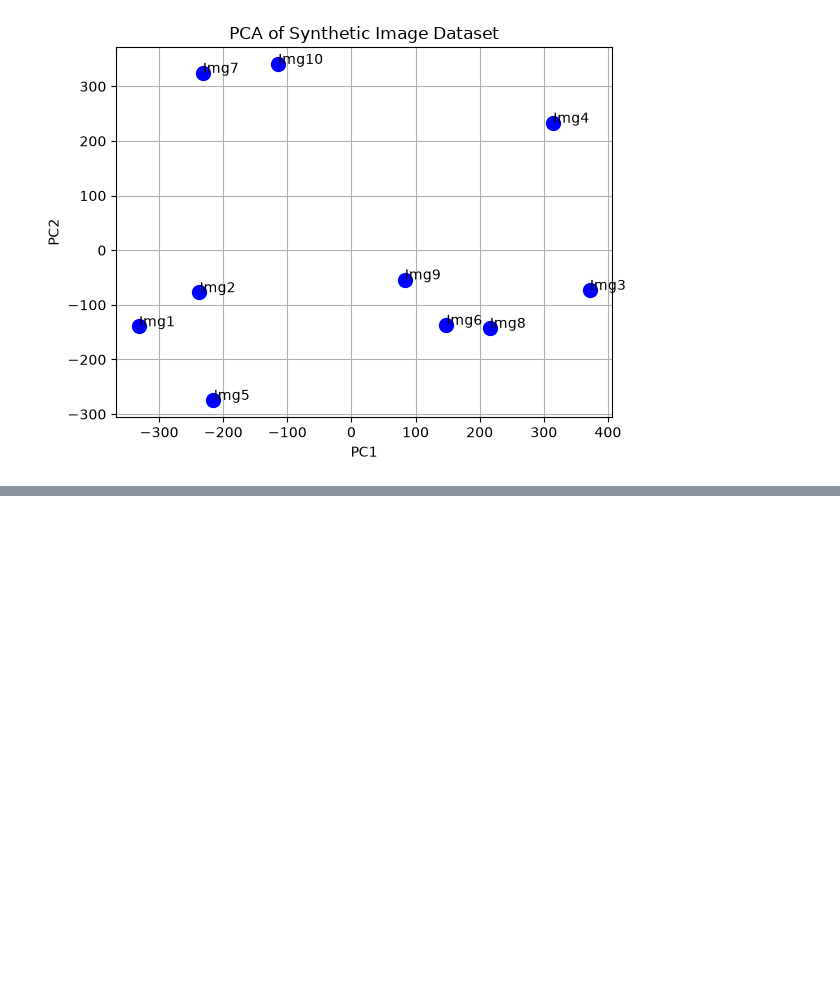
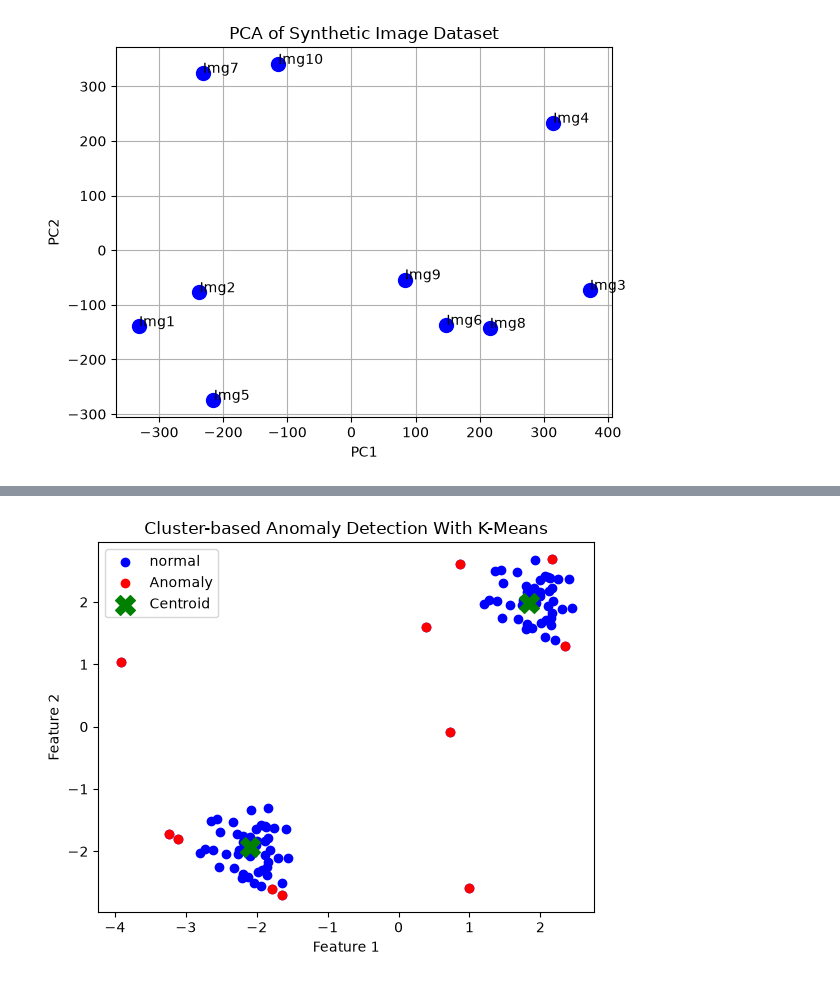
Before and after one commit to K1ngHandy/CSC365, a Jupyter notebook: Week6/09-29.ipynb, the cells around one changed output, grey strips where cells are left out. Drawn from its saved outputs; the diff is of its cells as text; code cells hidden in the pictures; blank space fills up the shorter version.

```diff
--- a/Week6/09-29.ipynb
+++ b/Week6/09-29.ipynb
@@ -272,0 +289,29 @@ Transformed testing shape: (14, 5)
+# %%
+import numpy as np
+import matplotlib.pyplot as plt
+from sklearn.cluster import KMeans
+
+np.random.seed(2)
+X_normal = 0.3 * np.random.randn(50, 2)
+X_normal = np.r_[X_normal + 2, X_normal - 2]
+X_outliers = np.random.uniform(low = -4, high = 4, size = (10, 2))
+X = np.r_[X_normal, X_outliers]
+k = 2
+kmeans = KMeans(
+    n_clusters = 2, random_state = 42, n_init = "auto"
+    )
+labels = kmeans.fit_predict(X)
+centers = kmeans.cluster_centers_
+distances = np.linalg.norm(X - centers[labels], axis = 1)
+threshold = np.percentile(distances, 90)
+anomalies = distances > threshold
+plt.scatter(X[:, 0], X[:, 1], c = 'blue', label = 'normal')
+plt.scatter(X[anomalies, 0], X[anomalies, 1], c = 'red', label = 'Anomaly')
+plt.scatter(centers[:, 0], centers[:, 1], c = 'green', marker = 'X', s = 200, label = 'Centroid')
+plt.xlabel('Feature 1')
+plt.ylabel('Feature 2')
+plt.title("Cluster-based Anomaly Detection With K-Means")
+plt.legend()
+plt.show()
+# %% [output]
+[figure, added]
```
Also changed, not shown: parts of 2 cells of this notebook.
